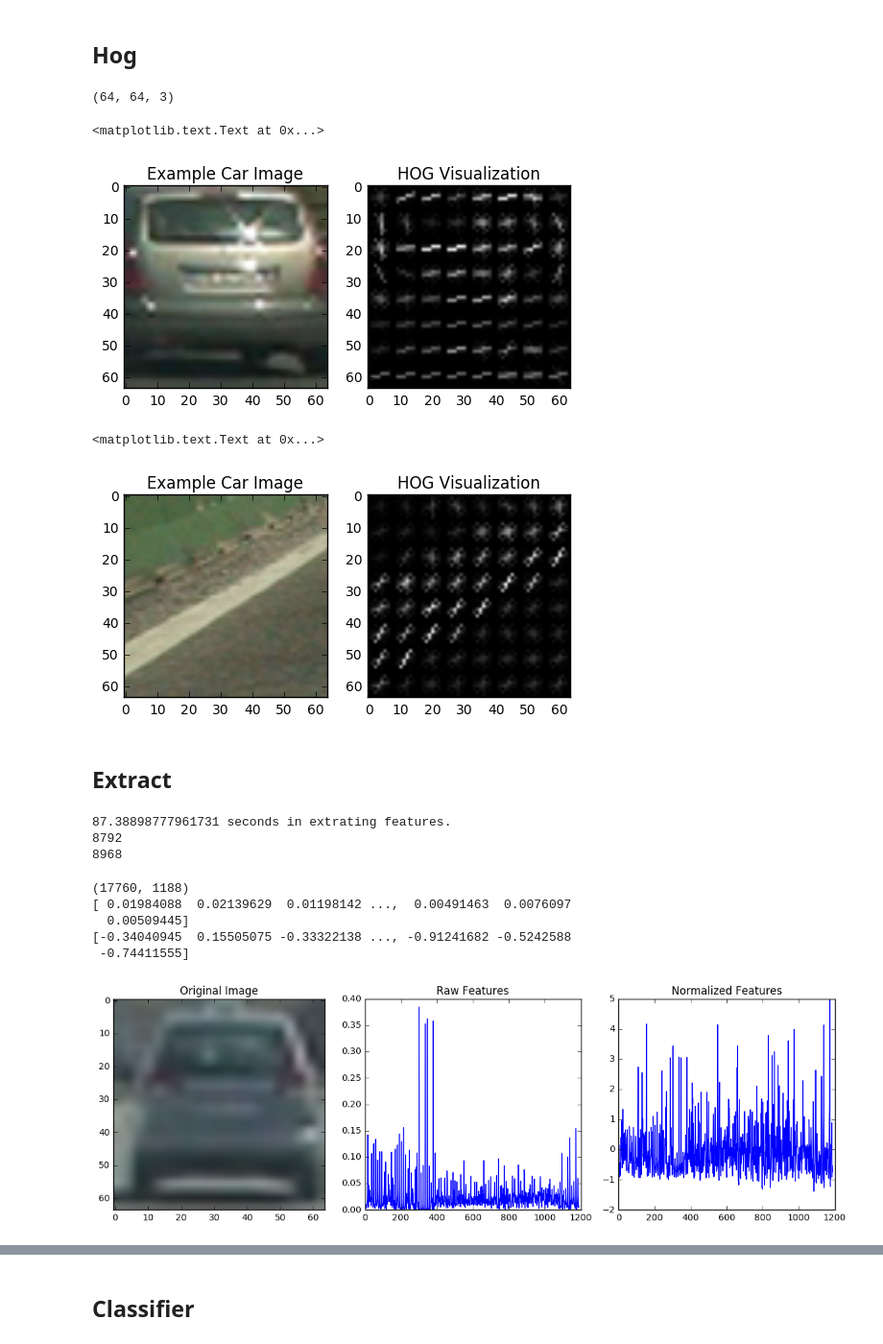
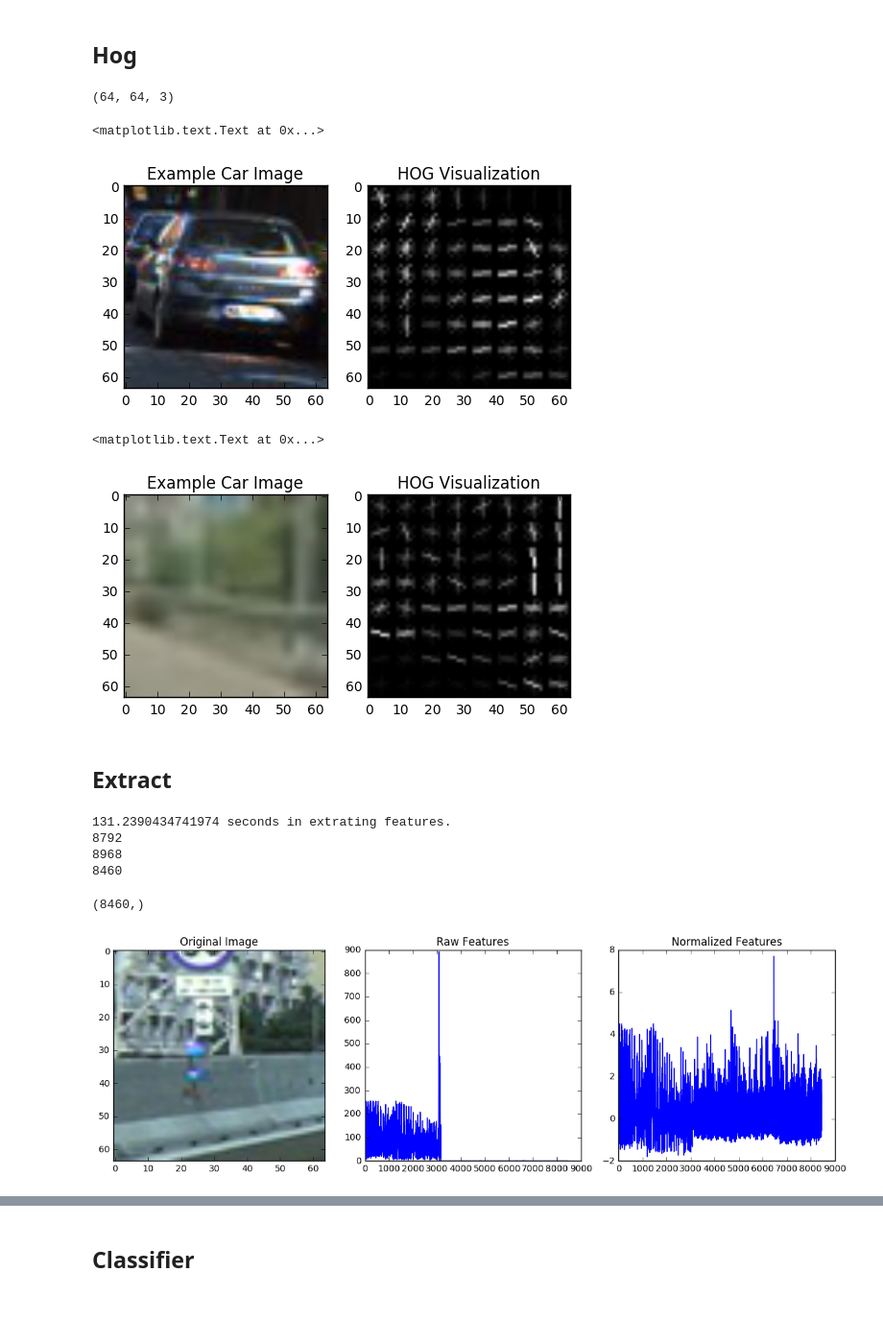
Before and after one commit to cjpan/CarND-Vehicle-Detection, a Jupyter notebook: vehicle_detection.ipynb, the cells around one changed output, grey strips where cells are left out. Shown: that part at 96% size. Drawn from its saved outputs; the diff is of its cells as text; code cells hidden in the pictures; blank space fills up the shorter version.

```diff
--- a/vehicle_detection.ipynb
+++ b/vehicle_detection.ipynb
@@ -186,9 +204,9 @@ print(len(cars), len(noncars))
 # Generate a random index to look at a car image
 ind_car = np.random.randint(0, len(cars))
 # Read in the image
-image = mpimg.imread(cars[ind_car])
+image = cv2.imread(cars[ind_car])
 print(image.shape)
-gray = cv2.cvtColor(image, cv2.COLOR_RGB2GRAY)
+gray = cv2.cvtColor(image, cv2.COLOR_BGR2GRAY)
 # Define HOG parameters
 orient = 9
 pix_per_cell = 8
@@ -202,6 +220,7 @@ features, hog_image = get_hog_features(gray, orient,
 # Plot the examples
 fig = plt.figure()
 plt.subplot(121)
+image = cv2.cvtColor(image, cv2.COLOR_BGR2RGB)
 plt.imshow(image, cmap='gray')
 plt.title('Example Car Image')
 plt.subplot(122)
@@ -210,15 +229,15 @@ plt.title('HOG Visualization')
 # %% [output]
 (64, 64, 3)
 <matplotlib.text.Text at 0x...>
-[figure, old version]
+[figure, new version]
 # %%
 # Generate a random index to look at a car image
-ind_noncar = np.random.randint(0, len(noncars))
+ind_notcar = np.random.randint(0, len(notcars))
 # Read in the image
-image = mpimg.imread(noncars[ind_noncar])
-gray = cv2.cvtColor(image, cv2.COLOR_RGB2GRAY)
+image = cv2.imread(notcars[ind_notcar])
+gray = cv2.cvtColor(image, cv2.COLOR_BGR2GRAY)
 # Define HOG parameters
-orient = 9
+orient = 11
 pix_per_cell = 8
 cell_per_block = 2
 # Call our function with vis=True to see an image output
@@ -230,6 +249,7 @@ features, hog_image = get_hog_features(gray, orient,
 # Plot the examples
 fig = plt.figure()
 plt.subplot(121)
+image = cv2.cvtColor(image, cv2.COLOR_BGR2RGB)
 plt.imshow(image, cmap='gray')
 plt.title('Example Car Image')
 plt.subplot(122)
@@ -237,67 +257,75 @@ plt.imshow(hog_image, cmap='gray')
 plt.title('HOG Visualization')
 # %% [output]
 <matplotlib.text.Text at 0x...>
-[figure, old version]
+[figure, new version]
 # %% [markdown]
 ## Extract
 # %%
 # Feature extraction parameters
-colorspace = 'YUV' # Can be RGB, HSV, LUV, HLS, YUV, YCrCb
-orient = 11
-pix_per_cell = 16
+color_space = 'HLS' # Can be RGB, HSV, LUV, HLS, YUV, YCrCb
+orient = 9
+pix_per_cell = 8
 cell_per_block = 2
 hog_channel = 'ALL' # Can be 0, 1, 2, or "ALL"
+spatial_size = (32, 32)
+hist_bins = 32
+spatial_feat=True
+hist_feat=True
+hog_feat=True
+
 #print(cars)
 t1 = time.time()
-car_features = extract_features(cars, color_space=colorspace, orient=orient, pix_per_cell=pix_per_cell,
-                                cell_per_block=cell_per_block, hog_channel=hog_channel, spatial_feat=False, hist_feat=False, hog_feat=True)
+car_features = extract_features(cars, color_space=color_space, spatial_size=spatial_size,
+                                hist_bins=hist_bins, orient=9, pix_per_cell=8,
+                                cell_per_block=2, hog_channel=hog_channel,
+                                spatial_feat=spatial_feat, hist_feat=hist_feat, hog_feat=hog_feat)
 
 #print(car_features)
-noncar_features = extract_features(noncars, color_space=colorspace, orient=orient, pix_per_cell=pix_per_cell,
-                                   cell_per_block=cell_per_block, hog_channel=hog_channel, spatial_feat=False, hist_feat=False, hog_feat=True)
+notcar_features = extract_features(notcars, color_space=color_space, spatial_size=spatial_size,
+                                hist_bins=hist_bins, orient=9, pix_per_cell=8,
+                                cell_per_block=2, hog_channel=hog_channel,
+                                spatial_feat=spatial_feat, hist_feat=hist_feat, hog_feat=hog_feat)
 t2 = time.time()
 
 print((t2-t1), 'seconds in extrating features.')
 
 print(len(car_features))
-print(len(noncar_features))
+print(len(notcar_features))
+print(len(car_features[0]))
 # %% [output]
-87.38898777961731 seconds in extrating features.
+131.2390434741974 seconds in extrating features.
 8792
 8968
+8460
 # %%
 if len(car_features) > 0:
     # Create an array stack of feature vectors
-    X = np.vstack((car_features, noncar_features)).astype(np.float64)
-    print(X.shape)
+    X = np.vstack((car_features, notcar_features)).astype(np.float64)
+    print(X[0].shape)
     # Fit a per-column scaler
     X_scaler = StandardScaler().fit(X)
     # Apply the scaler to X
     scaled_X = X_scaler.transform(X)
-    car_ind = np.random.randint(0, 2)
-    car_ind = 3
+    car_ind = np.random.randint(0, len(cars))
+    #car_ind = 0
     # Plot an example of raw and scaled features
     fig = plt.figure(figsize=(12,4))
     plt.subplot(131)
-    plt.imshow(mpimg.imread(cars[car_ind]))
+    plt.imshow(cv2.imread(notcars[car_ind]))
     plt.title('Original Image')
     plt.subplot(132)
     plt.plot(X[car_ind])
-    print(X[car_ind])
+    #print(X[car_ind])
     plt.title('Raw Features')
     plt.subplot(133)
     plt.plot(scaled_X[car_ind])
-    print(scaled_X[car_ind])
+    #print(scaled_X[car_ind])
     plt.title('Normalized Features')
     fig.tight_layout()
 else:
     print('Your function only returns empty feature vectors...')
 # %% [output]
-(17760, 1188)
-[ 0.01984088  0.02139629  0.01198142 ...,  0.00491463  0.0076097
-  0.00509445]
-[-0.34040945  0.15505075 -0.33322138 ..., -0.91241682 -0.5242588
- -0.74411555]
+(8460,)
-[figure, old version]
+[figure, new version]
 # %%
 # labels
```
Also changed, not shown: parts of 12 cells of this notebook.
